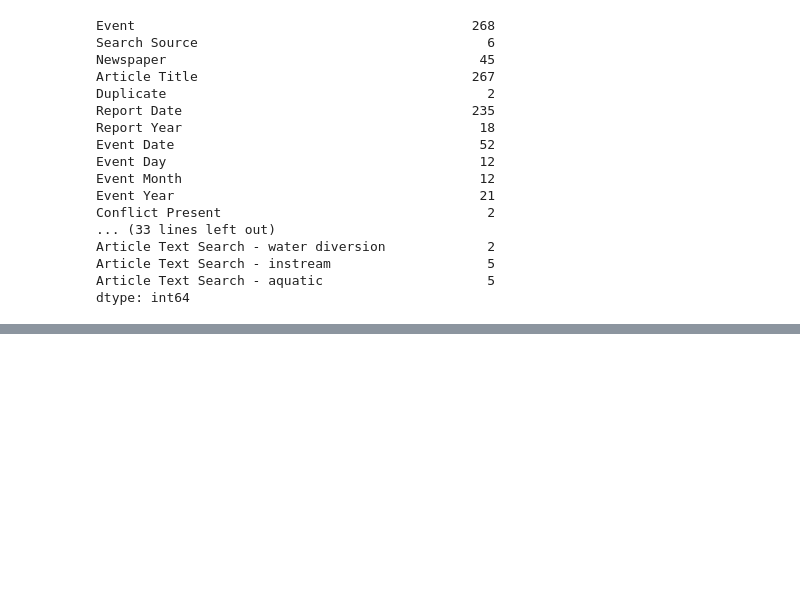
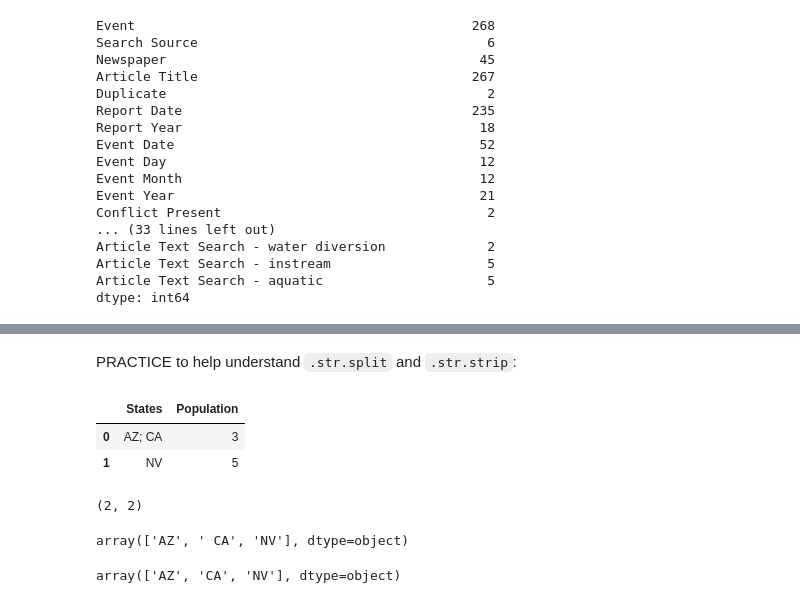
Before and after one commit to sarahhinkley/eds220-2026-sections, a Jupyter notebook: section-2-co-basin-water-conflicts.ipynb, the cells around one changed output, grey strips where cells are left out. Drawn from its saved outputs; the diff is of its cells as text; code cells hidden in the pictures; blank space fills up the shorter version.

```diff
--- a/section-2-co-basin-water-conflicts.ipynb
+++ b/section-2-co-basin-water-conflicts.ipynb
@@ -85,0 +275,24 @@ dtype: int64
+# %% [markdown]
+PRACTICE to help understand `.str.split` and `.str.strip`:
+# %%
+s = pd.DataFrame({
+    'States' : ["AZ; CA", "NV"],
+    'Population' : [3, 5]}
+)
+s
+# %% [output]
+|  | States | Population |
+| 0 | AZ; CA | 3 |
+| 1 | NV | 5 |
+# %%
+s.shape
+# %% [output]
+(2, 2)
+# %%
+s['States'].str.split(';').explode().unique()
+# %% [output]
+array(['AZ', ' CA', 'NV'], dtype=object)
+# %%
+s['States'].str.split('; ').explode().unique()
+# %% [output]
+array(['AZ', 'CA', 'NV'], dtype=object)
```
Also changed, not shown: parts of 18 cells of this notebook.
